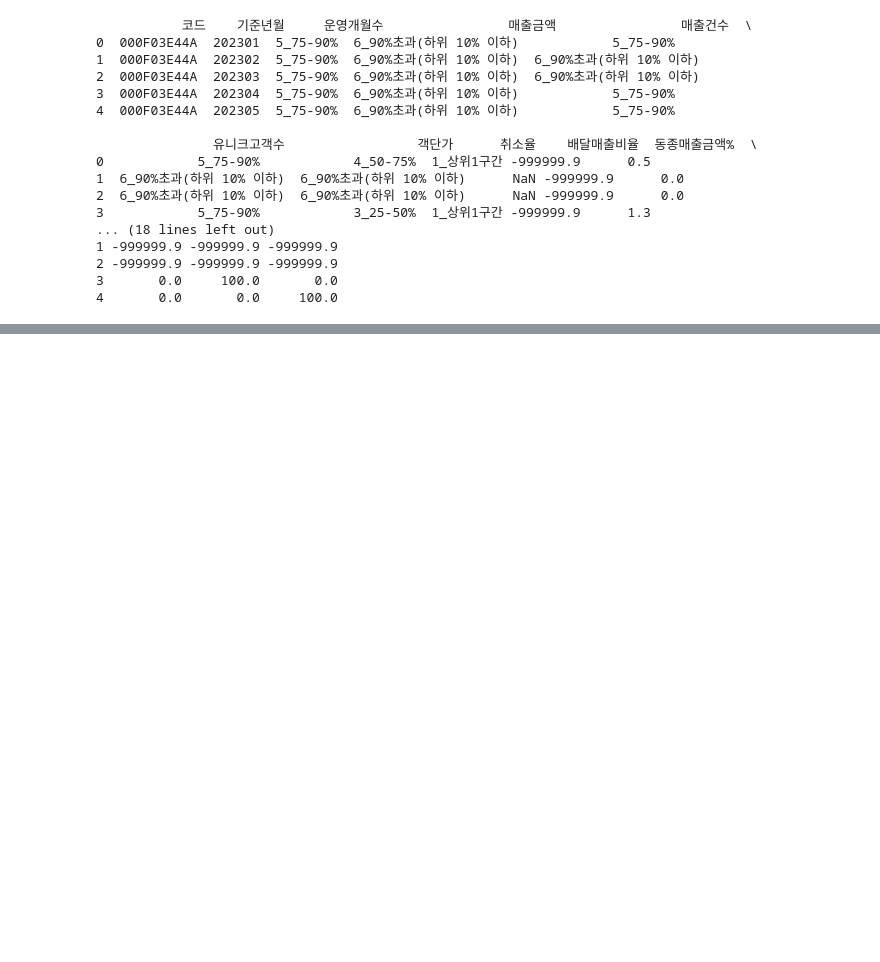
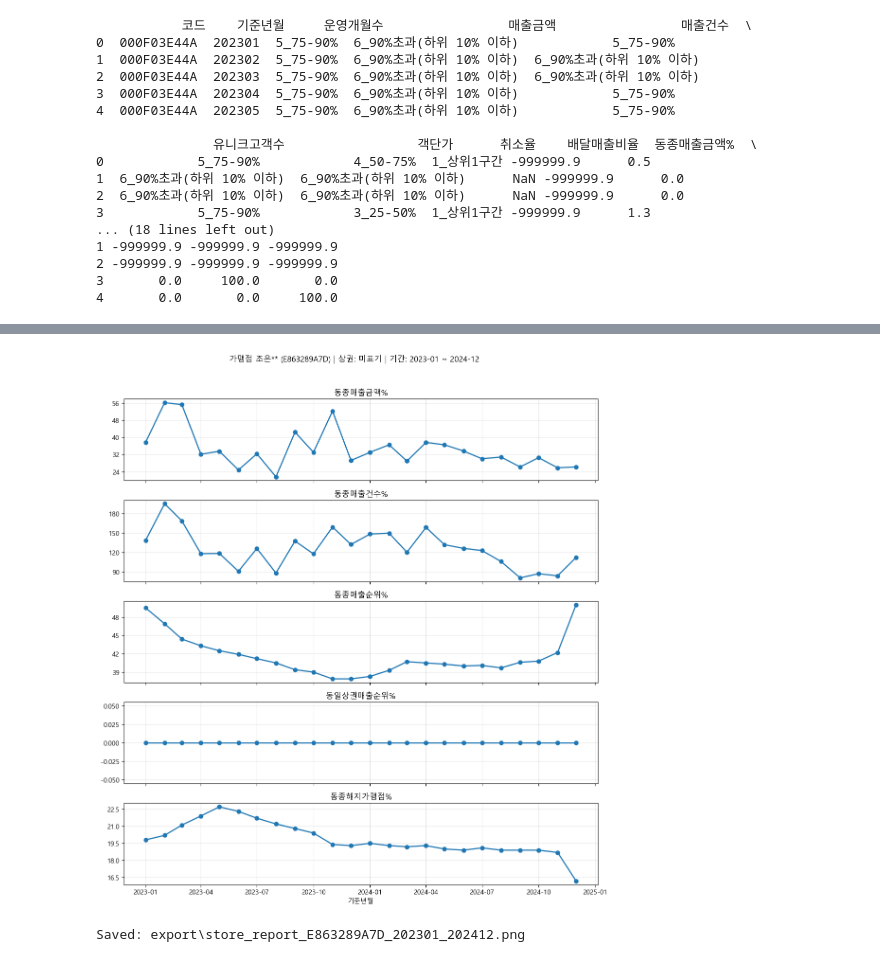
Before and after one commit to seojeong0120/DA4U, a Jupyter notebook: EDA.ipynb, the cells around one changed output, grey strips where cells are left out. Saved outputs shown, nothing was run; the diff lists cells and outputs as text; code cells hidden in the pictures; blank space fills up the shorter version.

```diff
--- a/EDA.ipynb
+++ b/EDA.ipynb
@@ -273,0 +422,12 @@ df.describe()
+# %%
+# 예시 실행: 가맹점 코드 입력 후 24개월 리포트 생성 및 저장
+# 사용법: 아래 store_code에 원하는 코드를 넣고 실행하세요.
+store_code = 'E863289A7D'  # 예시 코드
+window_df = generate_store_report(store_code, months=24, save=True, outdir='export')
+
+# window_df가 None이 아니면 생성된 데이터 확인
+if window_df is not None:
+    display(window_df[['코드','가맹점명','상권','기준년월','기준년월_dt','동종매출금액%','동종매출건수%','동종매출순위%','동일상권매출순위%','동종해지가맹점%']].tail(10))
+# %% [output]
+[figure, added]
+Saved: export\store_report_E863289A7D_202301_202412.png
```
Also changed, not shown: parts of 17 cells of this notebook, 10 other files.
